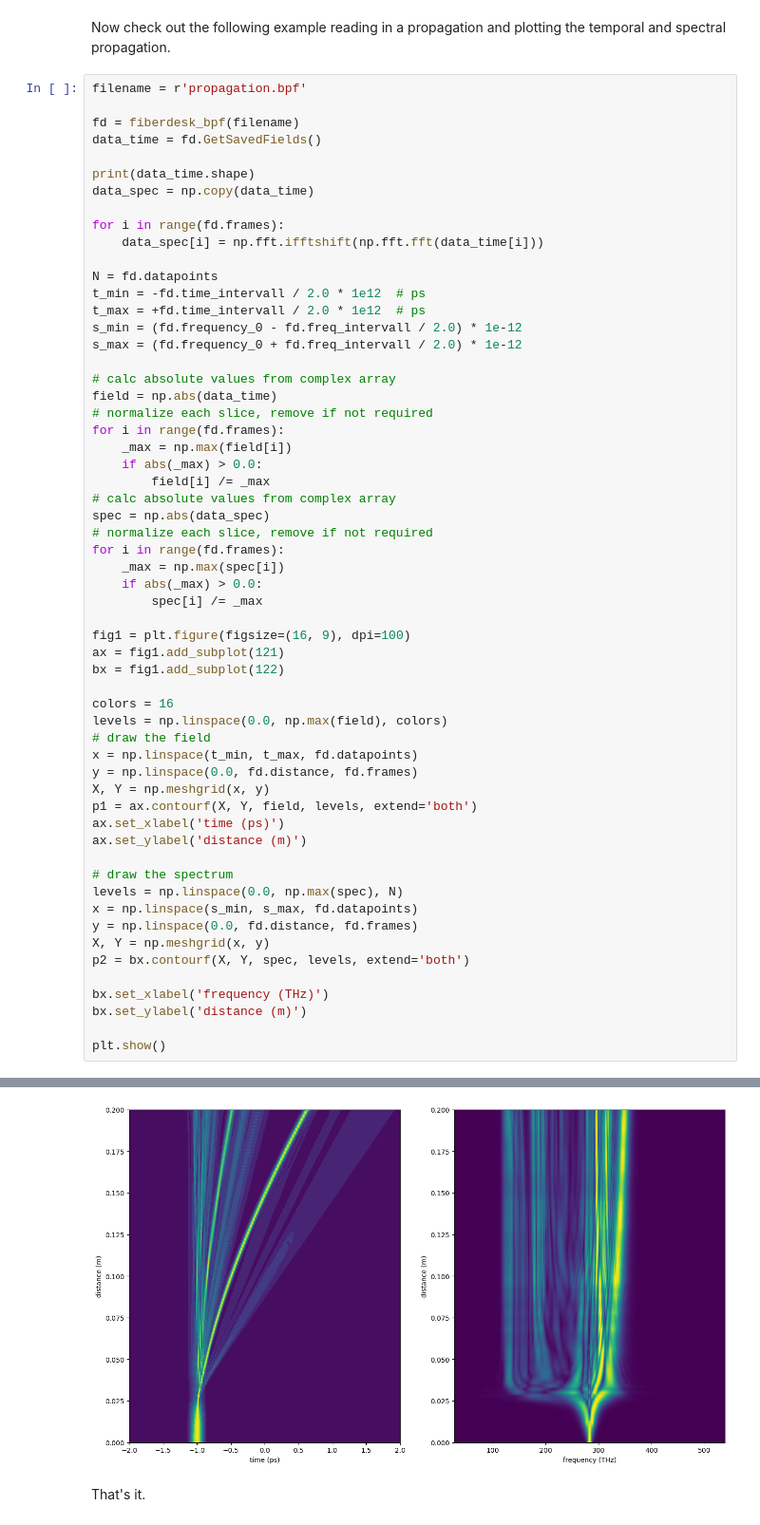
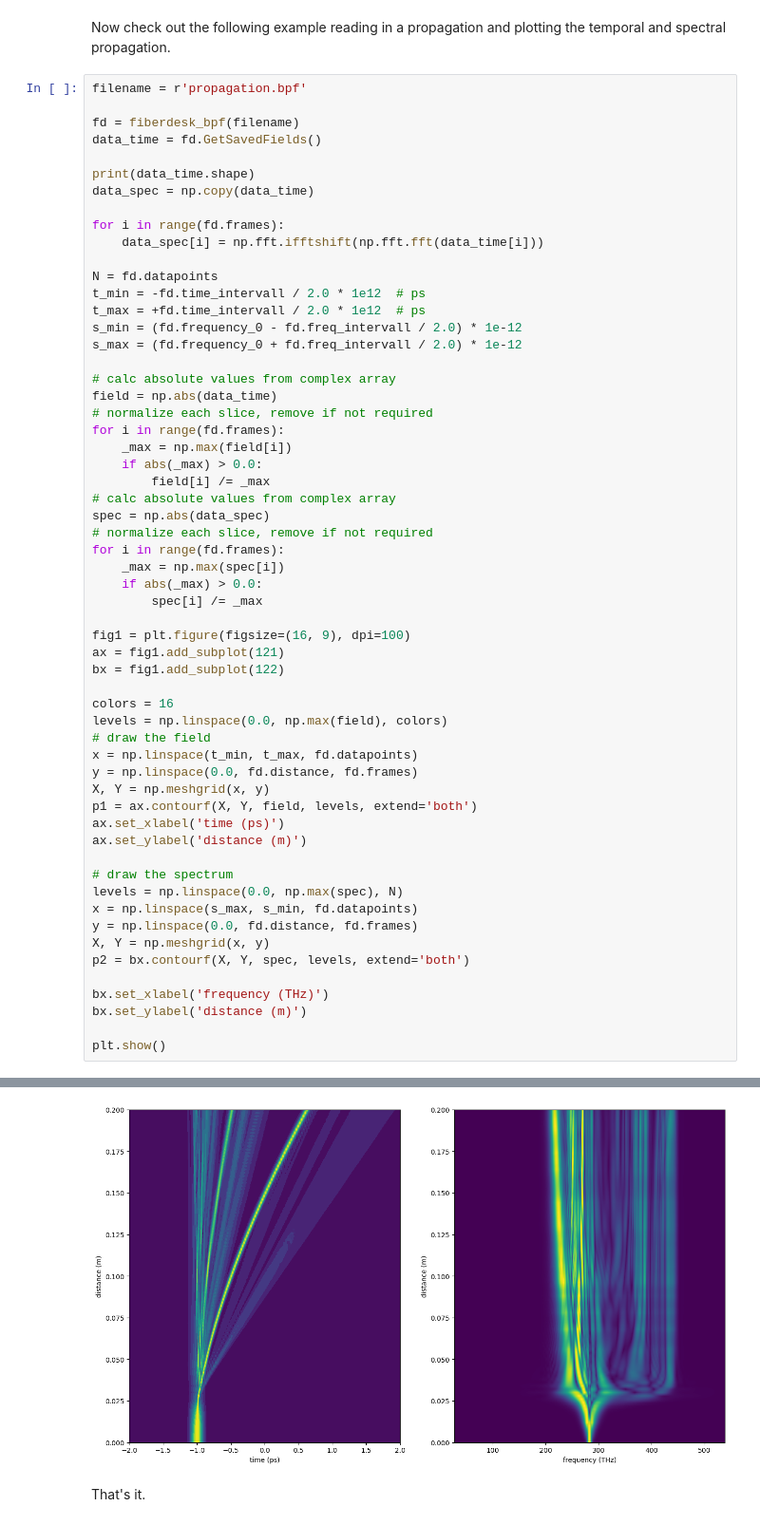
Before and after one commit to TomFD/fiberdesk-pytools, a Jupyter notebook: read old propagation files - bpf.ipynb, the cells around one changed output, grey strips where cells are left out. Shown: that part at 95% size. Drawn from its saved outputs; the diff is of its cells as text.

```diff
--- a/read old propagation files - bpf.ipynb
+++ b/read old propagation files - bpf.ipynb
@@ -113,34 +113,34 @@ for i in range(fd.frames):
         spec[i] /= _max
 
 fig1 = plt.figure(figsize=(16, 9), dpi=100)
 ax = fig1.add_subplot(121)
 bx = fig1.add_subplot(122)
 
 colors = 16
 levels = np.linspace(0.0, np.max(field), colors)
 # draw the field
 x = np.linspace(t_min, t_max, fd.datapoints)
 y = np.linspace(0.0, fd.distance, fd.frames)
 X, Y = np.meshgrid(x, y)
 p1 = ax.contourf(X, Y, field, levels, extend='both')
 ax.set_xlabel('time (ps)')
 ax.set_ylabel('distance (m)')
 
 # draw the spectrum
 levels = np.linspace(0.0, np.max(spec), N)
-x = np.linspace(s_min, s_max, fd.datapoints)
+x = np.linspace(s_max, s_min, fd.datapoints)
 y = np.linspace(0.0, fd.distance, fd.frames)
 X, Y = np.meshgrid(x, y)
 p2 = bx.contourf(X, Y, spec, levels, extend='both')
 
 bx.set_xlabel('frequency (THz)')
 bx.set_ylabel('distance (m)')
 
 plt.show()
 # %% [output]
 frames =  101
 (101, 2048)
 (101, 2048)
-[figure, old version]
+[figure, new version]
 # %% [markdown]
 That's it.
```
